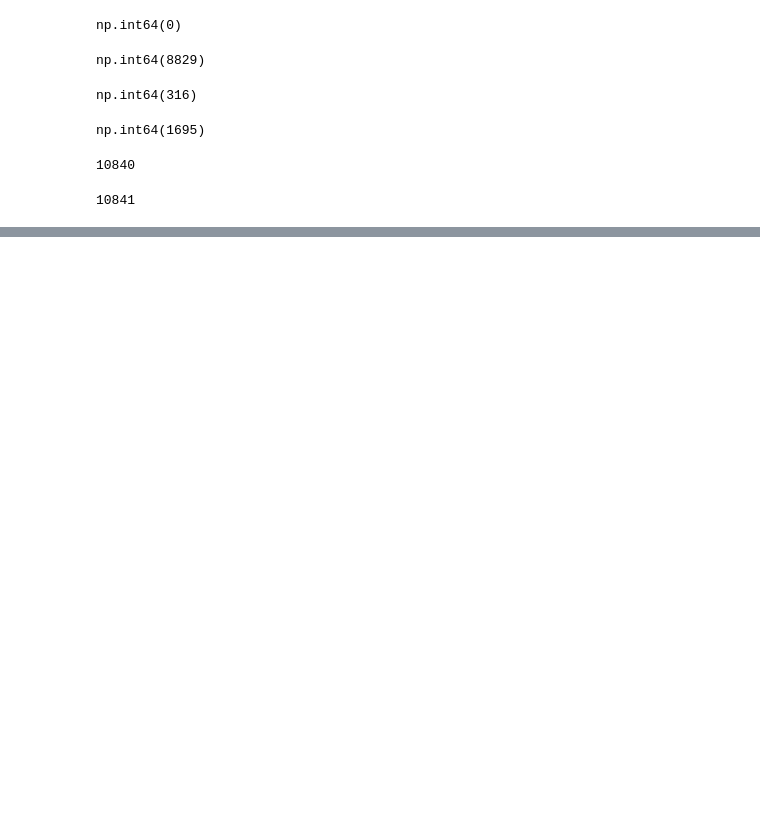
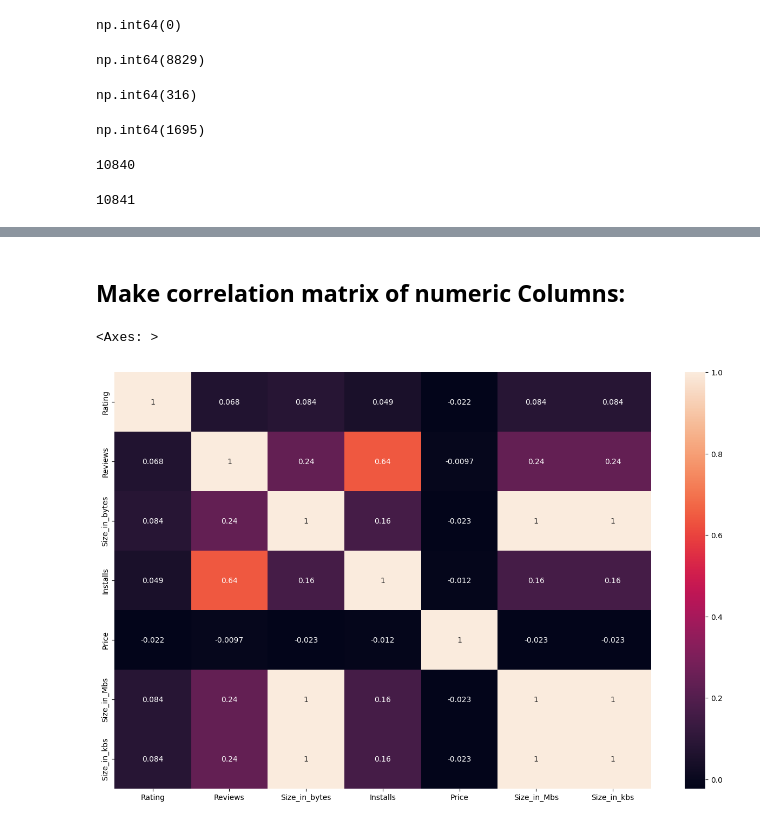
Before and after one commit to summaiyazafar/Learning, a Jupyter notebook: Practice/Python/Complete_EDA/Pandas_tips_and_tricks/outputs/03_Google_play_store_data.ipynb, the cells around one changed output, grey strips where cells are left out. Cells and saved outputs as stored; diff of their text form; code cells hidden in the pictures; blank space fills up the shorter version.

```diff
--- a/Practice/Python/Complete_EDA/Pandas_tips_and_tricks/outputs/03_Google_play_store_data.ipynb
+++ b/Practice/Python/Complete_EDA/Pandas_tips_and_tricks/outputs/03_Google_play_store_data.ipynb
@@ -116,0 +583,9 @@ len(df)
+# %% [markdown]
+## Make correlation matrix of numeric Columns:
+# %%
+plt.figure(figsize=(16, 10))
+numeric_cols=['Rating', 'Reviews', 'Size_in_bytes', 'Installs', 'Price', 'Size_in_Mbs', 'Size_in_kbs']
+sns.heatmap(df[numeric_cols].corr(), annot=True)
+# %% [output]
+<Axes: >
+[figure, added]
```
Also changed, not shown: parts of 55 cells of this notebook.
